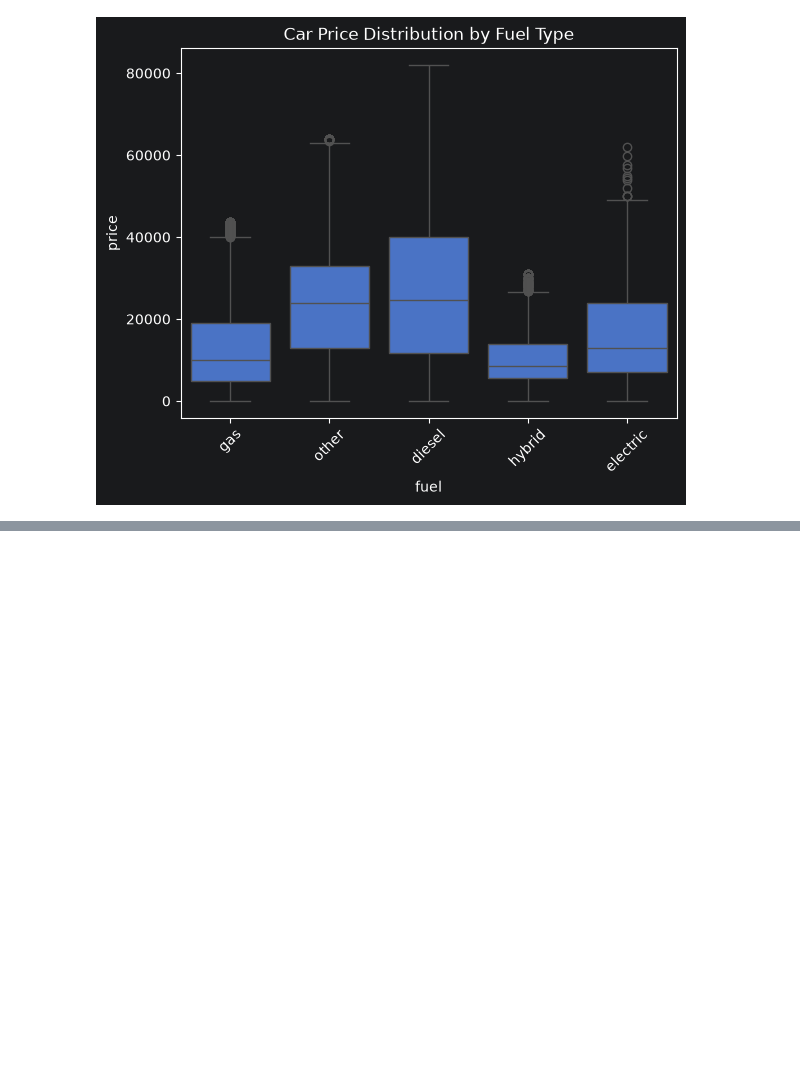
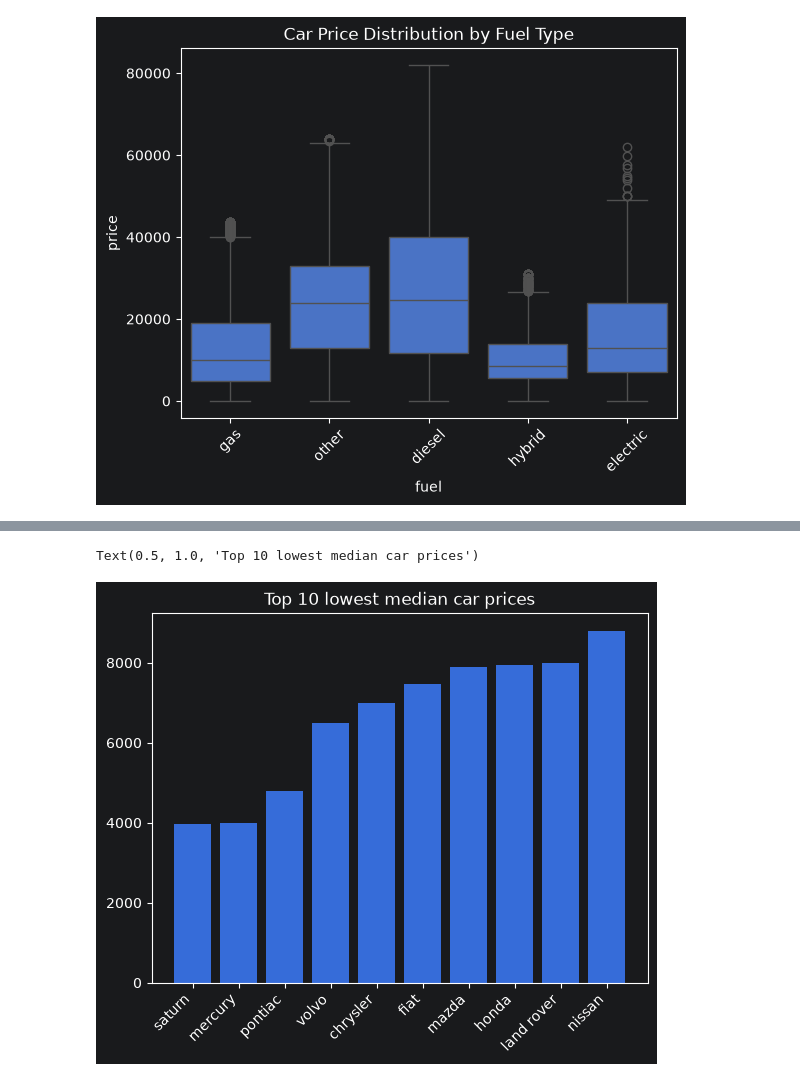
Before and after one commit to Chwiejczi/UsedCars-DataCleaning-EDA-FeatureEngineering-ML, a Jupyter notebook: dataAnalysis/DataAnlaysis.ipynb, the cells around one changed output, grey strips where cells are left out. Cells and saved outputs as stored; diff of their text form; code cells hidden in the pictures; blank space fills up the shorter version.

```diff
--- a/dataAnalysis/DataAnlaysis.ipynb
+++ b/dataAnalysis/DataAnlaysis.ipynb
@@ -150,0 +193,10 @@ Text(0.5, 1.0, 'Car Price Distribution by Fuel Type')
+# %%
+man_price=pd.DataFrame({"manufacturer":data_man,"price":data["price"]})
+man_price=man_price.groupby(by="manufacturer")["price"].median().sort_values().head(10)
+plt.bar(man_price.index,height=man_price.values)
+plt.xticks(ha='right',rotation=45)
+plt.title("Top 10 lowest median car prices")
+# The plot shows the 10 manufacturers with the lowest median car prices. Saturn has by far the lowest median price. Price range between those 10 medians isn't huge(it's about 4k dollars) compared to price range between 10 most expensive cars.
+# %% [output]
+Text(0.5, 1.0, 'Top 10 lowest median car prices')
+[figure, added]
```
Also changed, not shown: parts of 4 cells of this notebook.
